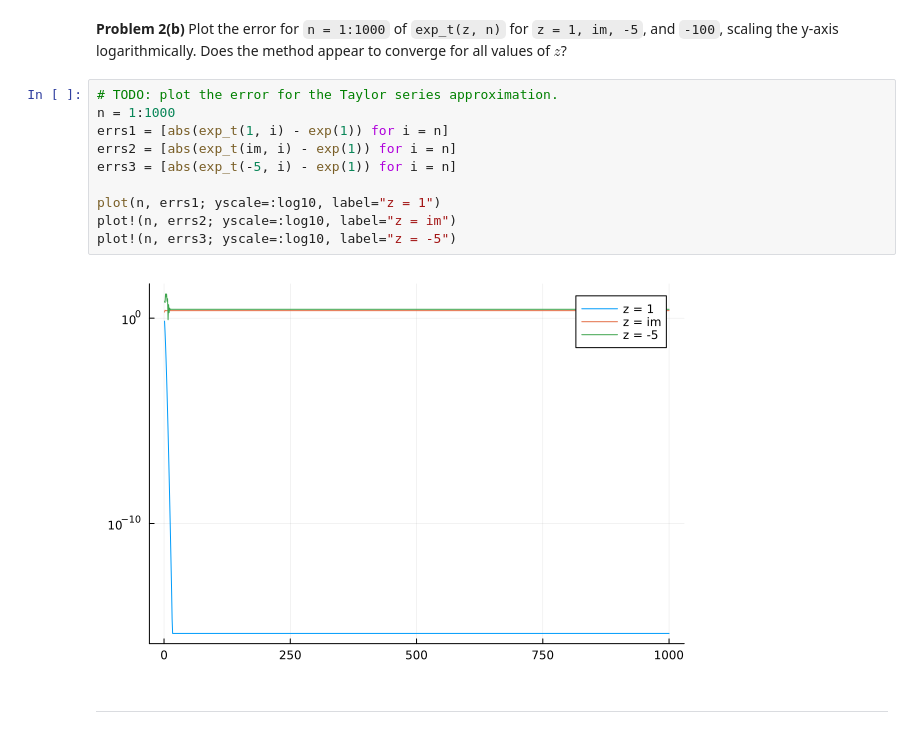
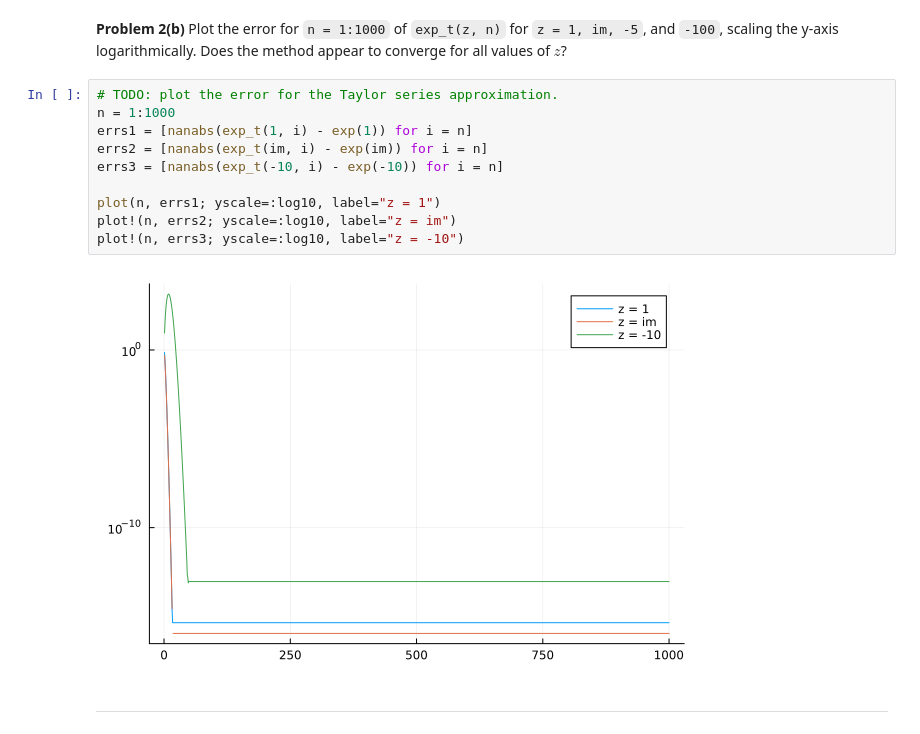
Before and after one commit to bugging-lmk/MATH50003NumericalAnalysis, a Jupyter notebook: labs/lab2.ipynb, the cells around one changed output. Cells and saved outputs as stored; diff of their text form.

```diff
--- a/labs/lab2.ipynb
+++ b/labs/lab2.ipynb
@@ -179,15 +179,15 @@ Does the method appear to converge for all values of $z$?
 # %%
 # TODO: plot the error for the Taylor series approximation.
 n = 1:1000
-errs1 = [abs(exp_t(1, i) - exp(1)) for i = n]
-errs2 = [abs(exp_t(im, i) - exp(1)) for i = n]
-errs3 = [abs(exp_t(-5, i) - exp(1)) for i = n]
+errs1 = [nanabs(exp_t(1, i) - exp(1)) for i = n]
+errs2 = [nanabs(exp_t(im, i) - exp(im)) for i = n]
+errs3 = [nanabs(exp_t(-10, i) - exp(-10)) for i = n]
 
 plot(n, errs1; yscale=:log10, label="z = 1")
 plot!(n, errs2; yscale=:log10, label="z = im")
-plot!(n, errs3; yscale=:log10, label="z = -5")
+plot!(n, errs3; yscale=:log10, label="z = -10")
 # %% [output]
-[figure, old version]
+[figure, new version]
 # %% [markdown]
 ------
 # %% [markdown]
```
Also changed, not shown: 1 other file.
